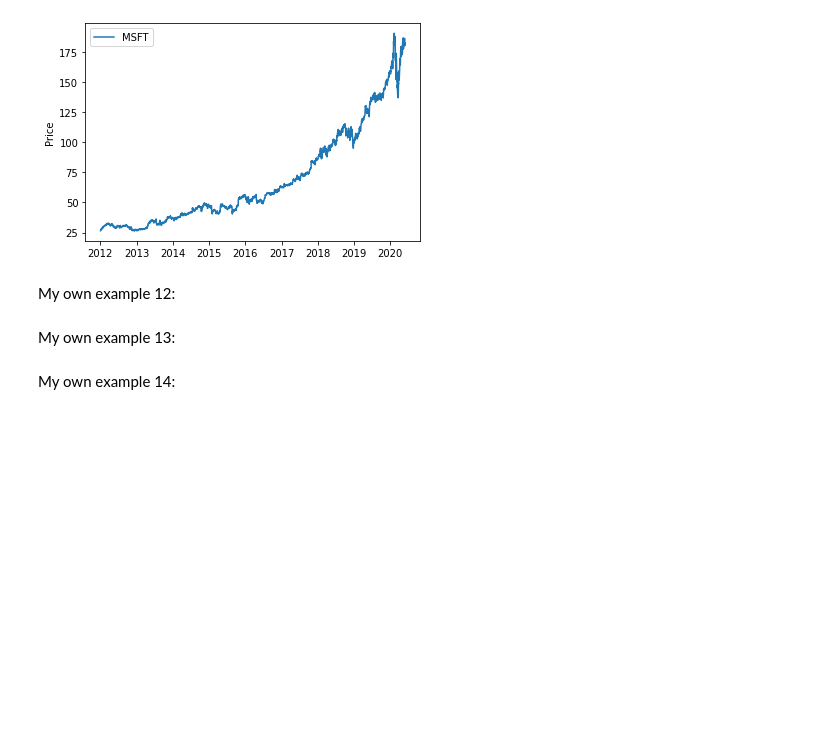
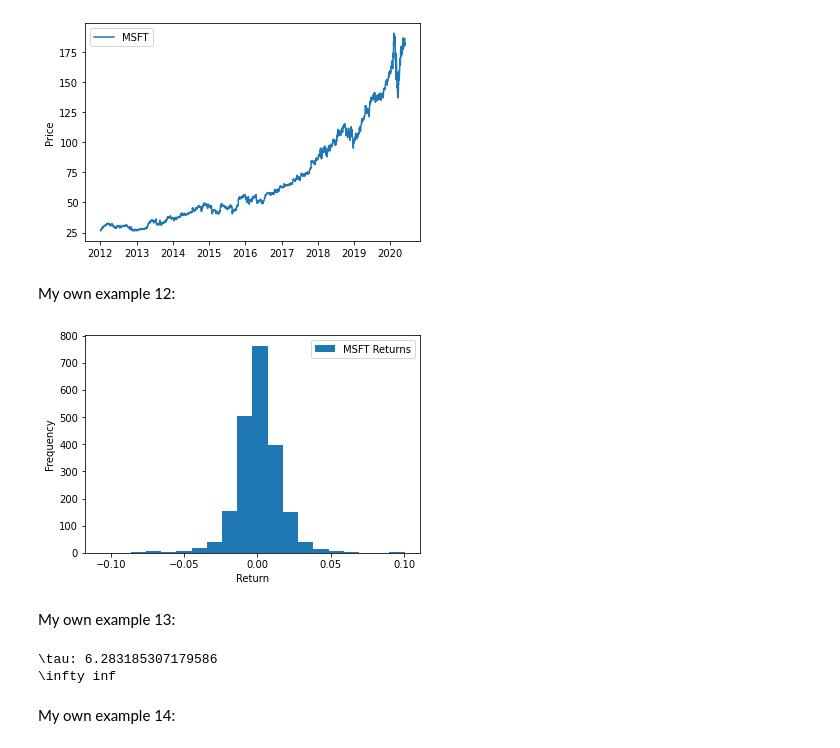
Before and after one commit to JuanLara18/AlgorithmsUN2023I, a Jupyter notebook: Lab 1/jlara_Lab1.ipynb, the cells around one changed output. Cells and saved outputs as stored; diff of their text form; code cells hidden in the pictures; blank space fills up the shorter version.

```diff
--- a/Lab 1/jlara_Lab1.ipynb
+++ b/Lab 1/jlara_Lab1.ipynb
@@ -103,8 +103,25 @@ plt.legend(['MSFT']);
 [figure]
 # %% [markdown]
 My own example 12:
+# %%
+R = X.pct_change()[1:]
+
+plt.hist(R, bins=20)
+plt.xlabel('Return')
+plt.ylabel('Frequency')
+plt.legend(['MSFT Returns']);
+# %% [output]
+[figure, added]
 # %% [markdown]
 My own example 13:
+# %%
+import math
+
+print(r'\tau:', math.tau)
+print(r'\infty:', math.inf)
+# %% [output]
+\tau: 6.283185307179586
+\infty inf
 # %% [markdown]
 My own example 14:
 # %% [markdown]
```
